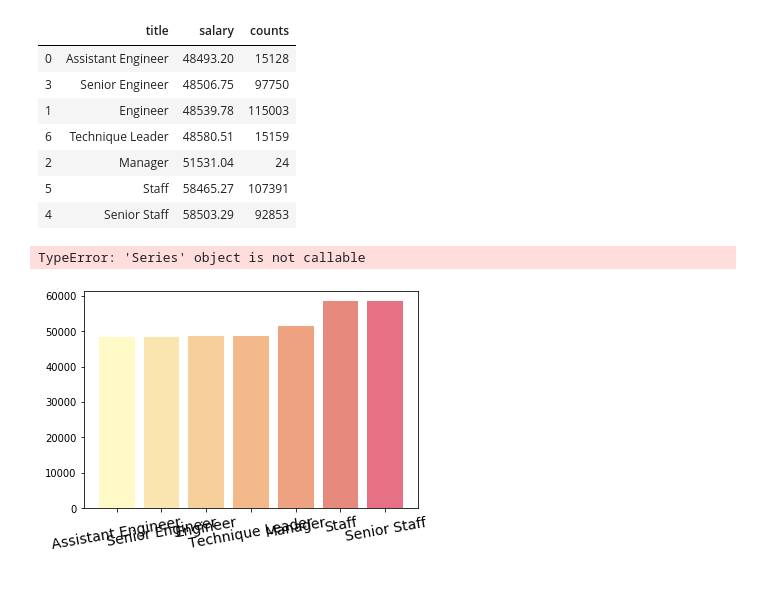
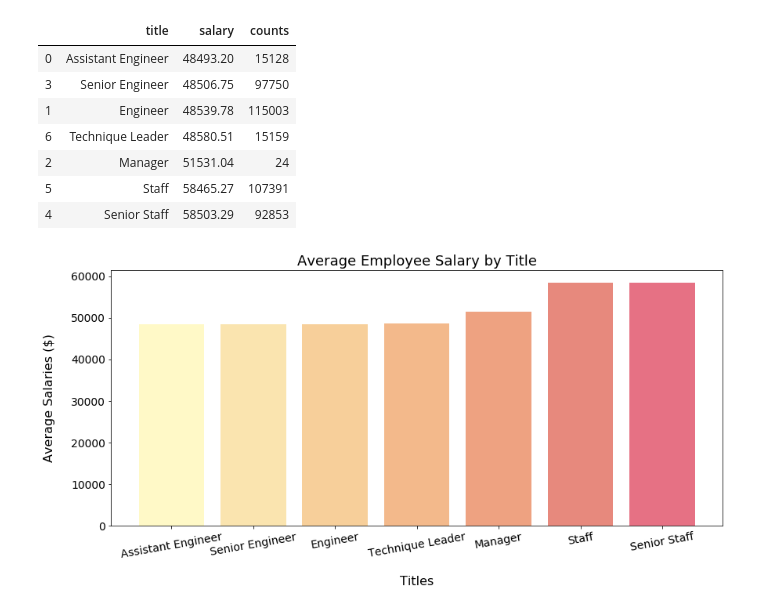
Before and after one commit to LinaSachuk/DU_HomeWork, a Jupyter notebook: sql-challenge/EmployeeSQL/HomeWork(Bonus).ipynb, the cells around one changed output. Cells and saved outputs as stored; diff of their text form; code cells hidden in the pictures.

```diff
--- a/sql-challenge/EmployeeSQL/HomeWork(Bonus).ipynb
+++ b/sql-challenge/EmployeeSQL/HomeWork(Bonus).ipynb
@@ -147,30 +147,29 @@ group_df
 # %%
 # Set x_axis, y_axis & Tick Locations
 x_axis = group_df["title"]
 ticks = np.arange(len(x_axis))
 y_axis = group_df["salary"]
 
 
 plt.bar(x_axis, y_axis, align="center",  alpha=0.75, color=["#fff7b5", "#f9dc95", "#f5bf79", "#f0a265", "#e98357", "#e06251", "#de425b"])
 
 # Create Ticks for x_axis
 plt.xticks(ticks, x_axis, rotation=10, fontsize = 14)
-y_axis(fontsize = 14)
+plt.yticks(fontsize = 14)
 
 fig = plt.gcf()
 fig.set_size_inches(14, 6)
 
 # Set Labels & Title
-plt.ylabel("Average Salaries ($)", labelpad=20, size=14)
-plt.xlabel("Titles", labelpad=20, size=14)
+plt.ylabel("Average Salaries ($)", labelpad=20, size=16)
+plt.xlabel("Titles", labelpad=20, size=16)
 plt.title("Average Employee Salary by Title", size=18)
 
 # Save Figure
 plt.savefig("avr_salary_by_title.png")
 
 
 # Show plot
 plt.show()
 # %% [output]
-TypeError: 'Series' object is not callable
-[figure, old version]
+[figure, new version]
```
